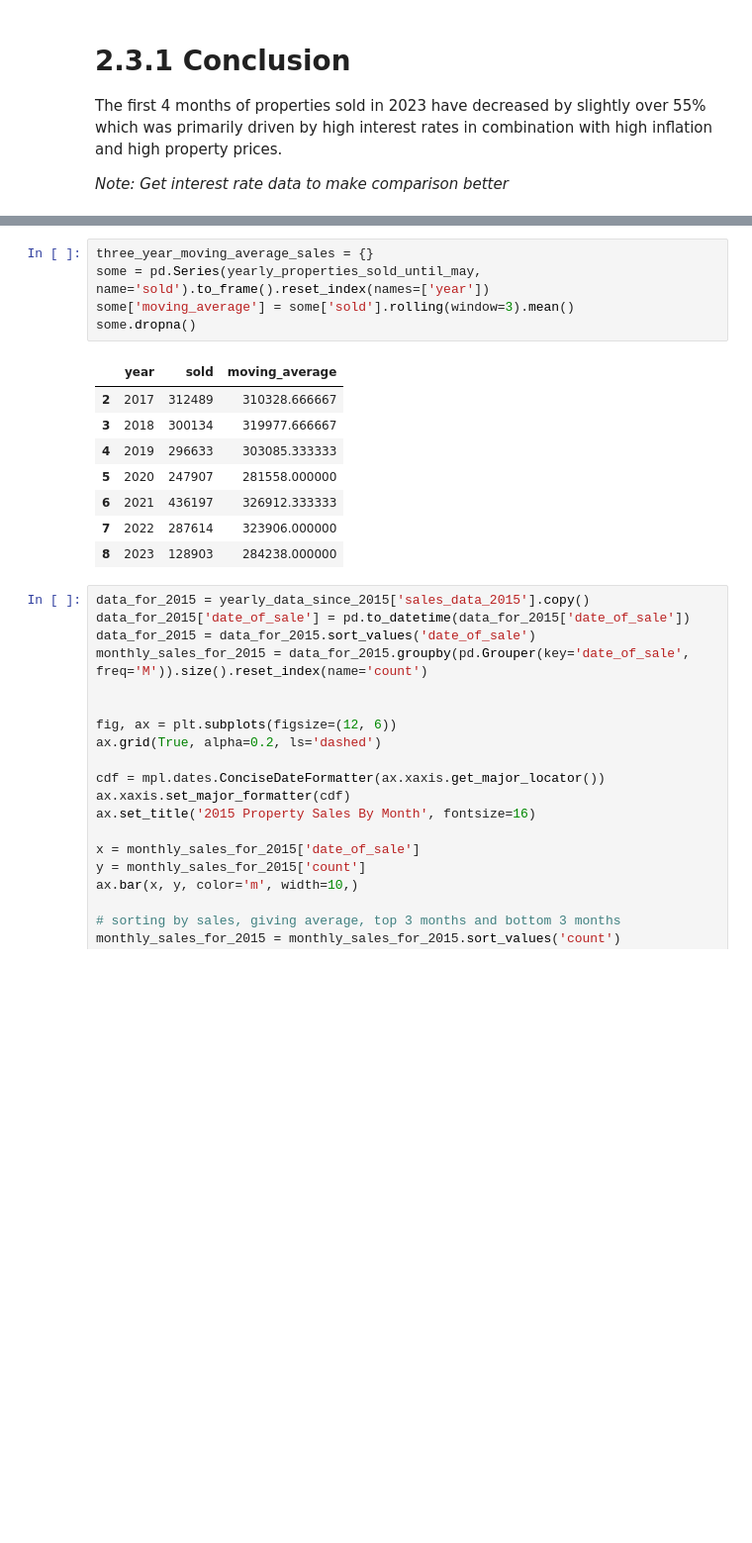
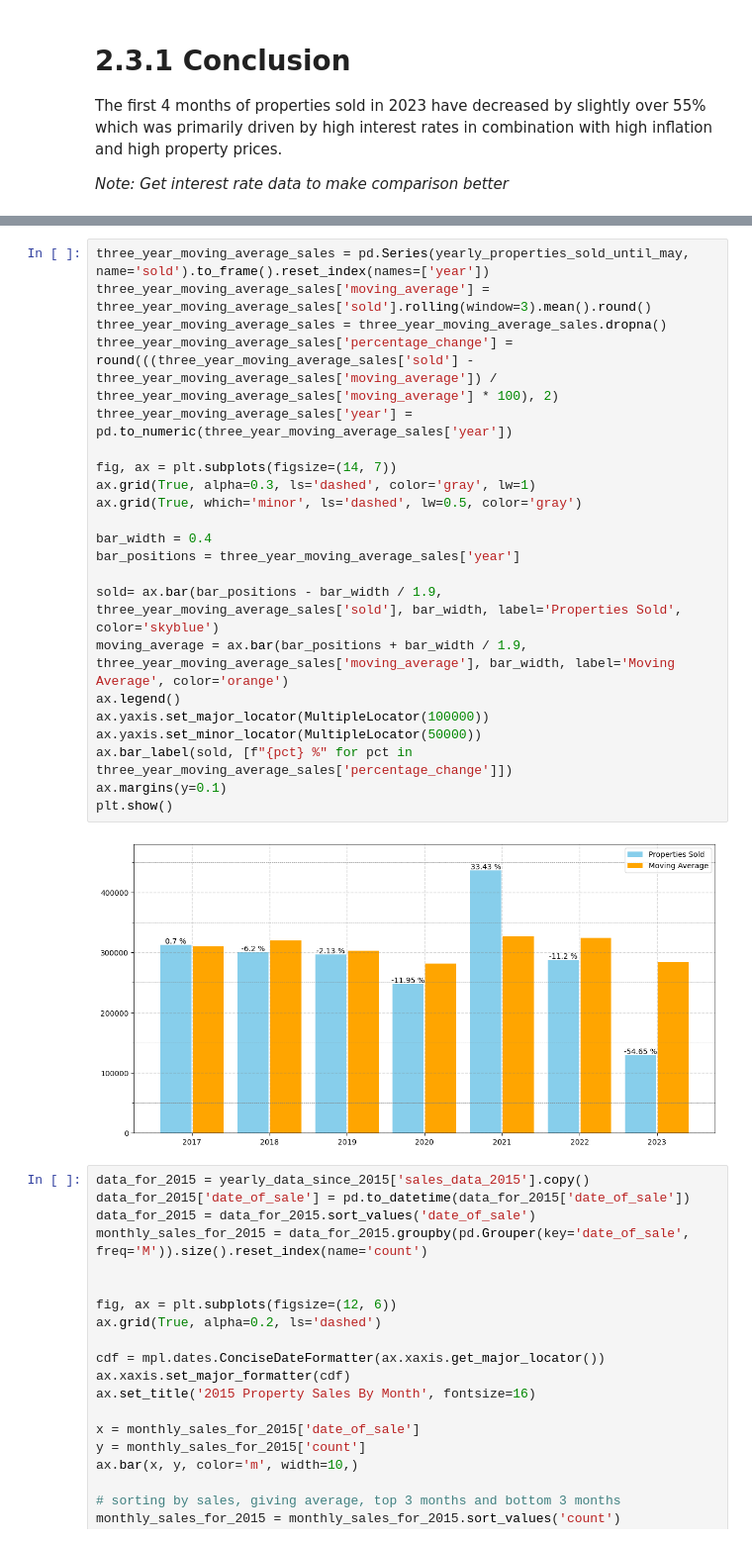
Before and after one commit to Dan-Mihaylov/Economic-Data-Analysis, a Jupyter notebook: uk_house_market_data_analysis.ipynb, the cells around one changed output, grey strips where cells are left out. Shown: that part at 99% size. Saved outputs shown, nothing was run; the diff lists cells and outputs as text; blank space fills up the shorter version.

```diff
--- a/uk_house_market_data_analysis.ipynb
+++ b/uk_house_market_data_analysis.ipynb
@@ -156,18 +157,28 @@ Steps:
 * Drop any N/A rows
 # %%
-three_year_moving_average_sales = {}
-some = pd.Series(yearly_properties_sold_until_may, name='sold').to_frame().reset_index(names=['year'])
-some['moving_average'] = some['sold'].rolling(window=3).mean()
-some.dropna()
+three_year_moving_average_sales = pd.Series(yearly_properties_sold_until_may, name='sold').to_frame().reset_index(names=['year'])
+three_year_moving_average_sales['moving_average'] = three_year_moving_average_sales['sold'].rolling(window=3).mean().round()
+three_year_moving_average_sales = three_year_moving_average_sales.dropna()
+three_year_moving_average_sales['percentage_change'] = round(((three_year_moving_average_sales['sold'] - three_year_moving_average_sales['moving_average']) / three_year_moving_average_sales['moving_average'] * 100), 2)
+three_year_moving_average_sales['year'] = pd.to_numeric(three_year_moving_average_sales['year'])
+
+fig, ax = plt.subplots(figsize=(14, 7))
+ax.grid(True, alpha=0.3, ls='dashed', color='gray', lw=1)
+ax.grid(True, which='minor', ls='dashed', lw=0.5, color='gray')
+
+bar_width = 0.4
+bar_positions = three_year_moving_average_sales['year']
+
+sold= ax.bar(bar_positions - bar_width / 1.9, three_year_moving_average_sales['sold'], bar_width, label='Properties Sold', color='skyblue')
+moving_average = ax.bar(bar_positions + bar_width / 1.9, three_year_moving_average_sales['moving_average'], bar_width, label='Moving Average', color='orange')
+ax.legend()
+ax.yaxis.set_major_locator(MultipleLocator(100000))
+ax.yaxis.set_minor_locator(MultipleLocator(50000))
+ax.bar_label(sold, [f"{pct} %" for pct in three_year_moving_average_sales['percentage_change']])
+ax.margins(y=0.1)
+plt.show()
 # %% [output]
-|  | year | sold | moving_average |
-| 2 | 2017 | 312489 | 310328.666667 |
-| 3 | 2018 | 300134 | 319977.666667 |
-| 4 | 2019 | 296633 | 303085.333333 |
-| 5 | 2020 | 247907 | 281558.000000 |
-| 6 | 2021 | 436197 | 326912.333333 |
-| 7 | 2022 | 287614 | 323906.000000 |
-| 8 | 2023 | 128903 | 284238.000000 |
+[figure, added]
 # %%
 data_for_2015 = yearly_data_since_2015['sales_data_2015'].copy()
 data_for_2015['date_of_sale'] = pd.to_datetime(data_for_2015['date_of_sale'])
```
Also changed, not shown: parts of 3 cells of this notebook, 1 other file.
